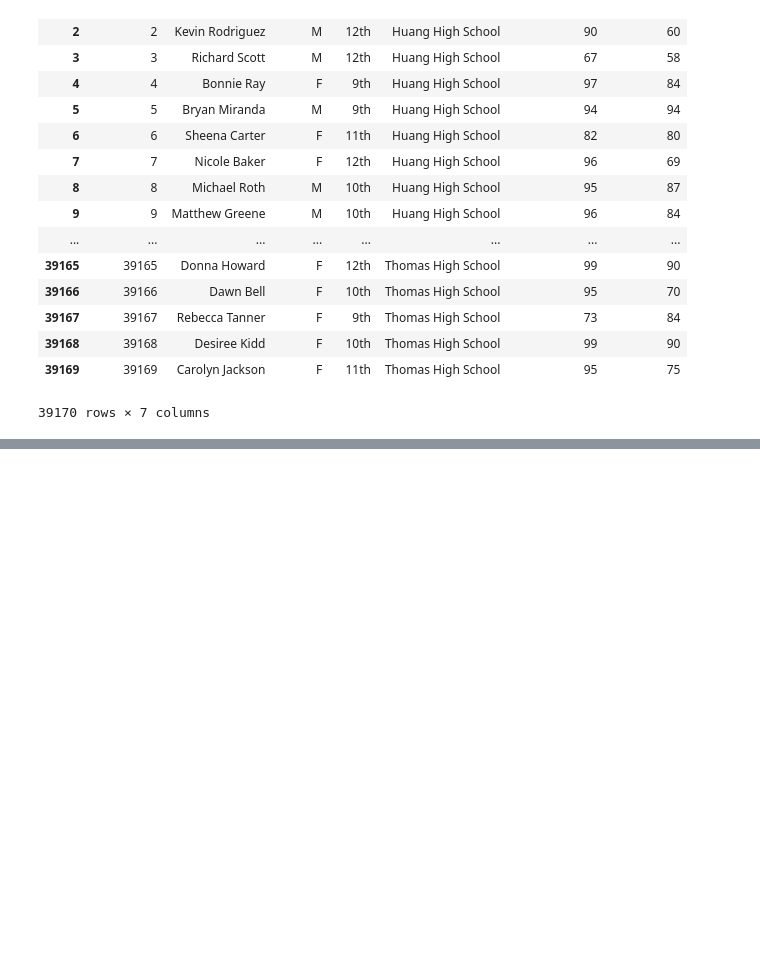
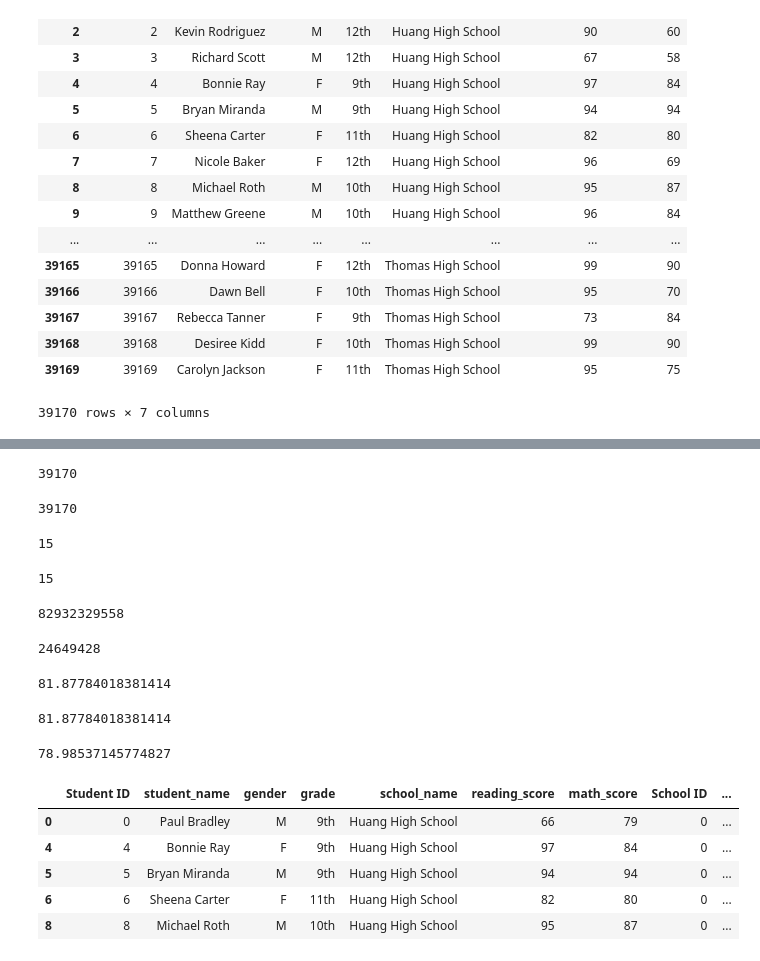
Before and after one commit to skguru/School_District_Analysis, a Jupyter notebook: PyCitySchools.ipynb, the cells around one changed output, grey strips where cells are left out. Saved outputs shown, nothing was run; the diff lists cells and outputs as text; code cells hidden in the pictures; blank space fills up the shorter version.

```diff
--- a/PyCitySchools.ipynb
+++ b/PyCitySchools.ipynb
@@ -145,0 +186,65 @@ student_data_df
+# %%
+student_count = student_complete_df["Student ID"].count()
+student_count
+# %% [output]
+39170
+# %%
+student_count = student_complete_df["school_name"].count()
+student_count
+# %% [output]
+39170
+# %%
+#Identify school counts using the school data
+
+school_count = school_data_df["school_name"].count()
+school_count
+# %% [output]
+15
+# %%
+#Identify school counts using the combined data frame; use unique function
+school_count = len(student_complete_df["school_name"].unique())
+school_count
+# %% [output]
+15
+# %%
+#Total budget using complete data frame - will add all rows which is not correct.
+total_budget = student_complete_df["budget"].sum()
+total_budget
+# %% [output]
+82932329558
+# %%
+#total budget using school data
+total_budget = school_data_df["budget"].sum()
+total_budget
+# %% [output]
+24649428
+# %%
+#Average reading scores using student data
+average_reading_score1 = student_data_df["reading_score"].mean()
+average_reading_score1
+# %% [output]
+81.87784018381414
+# %%
+#Average reading scores using student complete merged data; answer will be identical
+average_reading_score = student_complete_df["reading_score"].mean()
+average_reading_score
+# %% [output]
+81.87784018381414
+# %%
+#Average Math score using complete merged data
+average_math_score = student_complete_df["math_score"].mean()
+average_math_score
+# %% [output]
+78.98537145774827
+# %%
+#passing math and reading - create data frames that has only those who have passed
+passing_math = student_complete_df[student_complete_df["math_score"]>=70]
+passing_reading = student_complete_df[student_complete_df["reading_score"]>=70]
+passing_math.head()
+# %% [output]
+|  | Student ID | student_name | gender | grade | school_name | reading_score | math_score | School ID | ... |
+| 0 | 0 | Paul Bradley | M | 9th | Huang High School | 66 | 79 | 0 | ... |
+| 4 | 4 | Bonnie Ray | F | 9th | Huang High School | 97 | 84 | 0 | ... |
+| 5 | 5 | Bryan Miranda | M | 9th | Huang High School | 94 | 94 | 0 | ... |
+| 6 | 6 | Sheena Carter | F | 11th | Huang High School | 82 | 80 | 0 | ... |
+| 8 | 8 | Michael Roth | M | 10th | Huang High School | 95 | 87 | 0 | ... |
```
Also changed, not shown: parts of 15 cells of this notebook, 2 other files.
